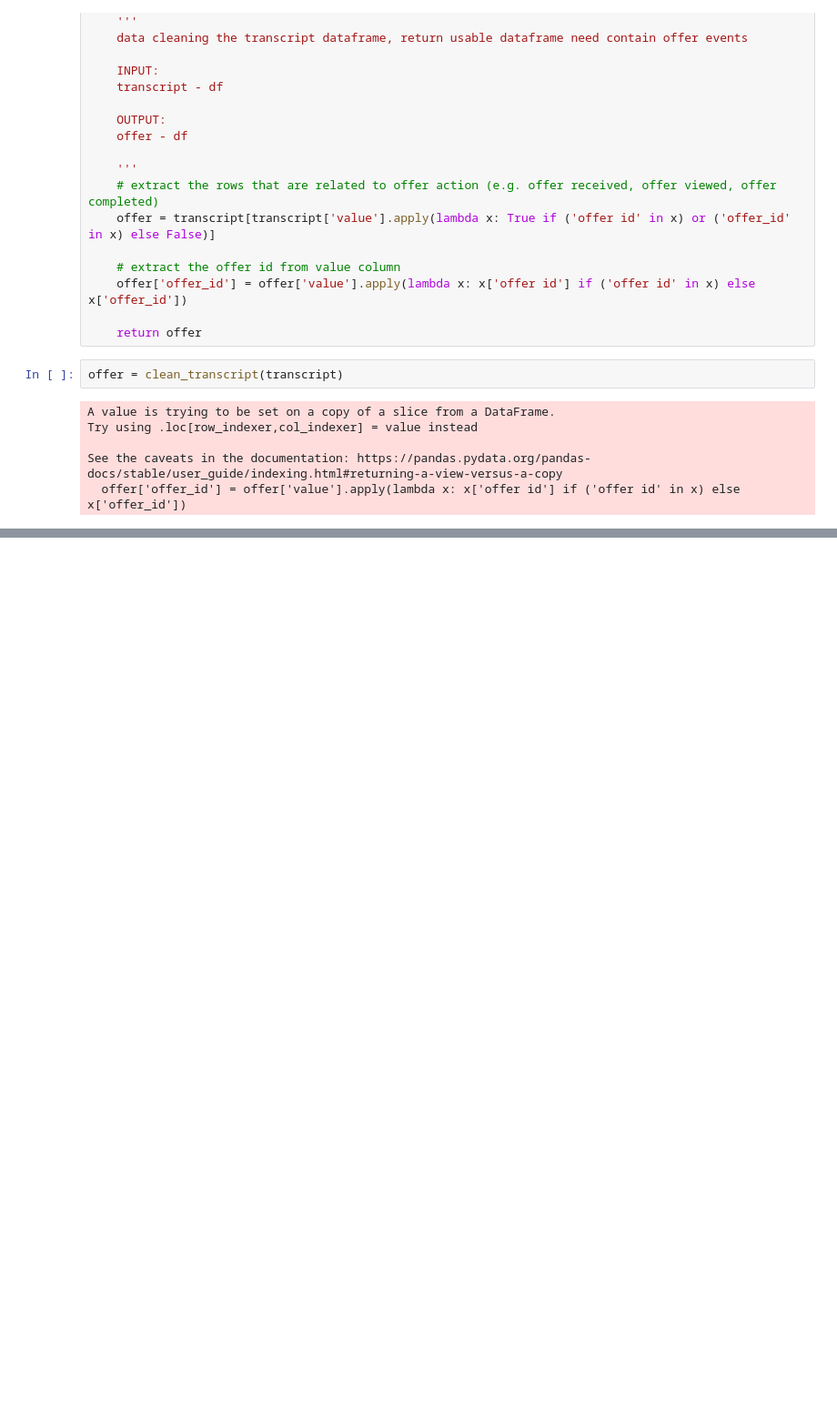
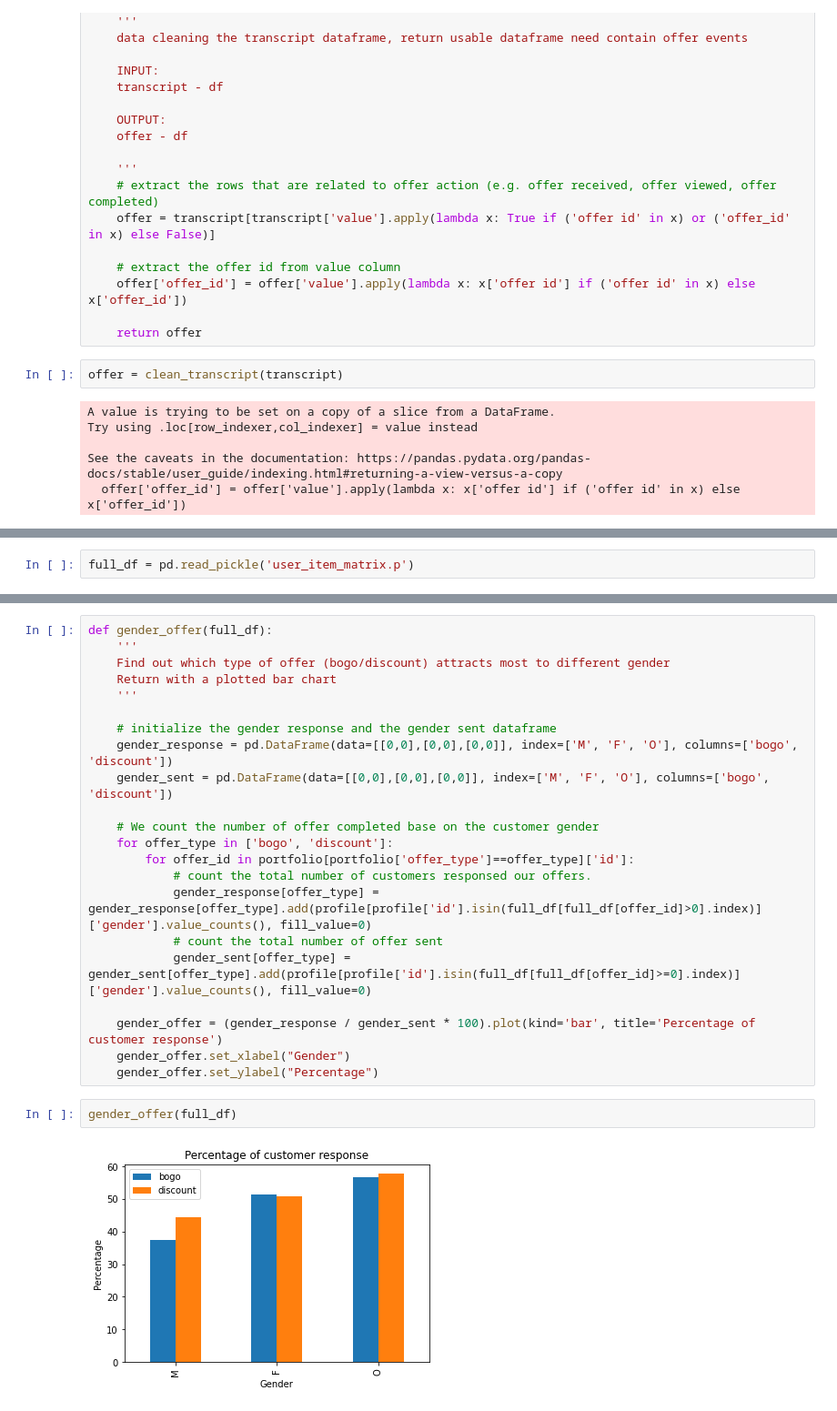
Before and after one commit to abndre/Starbucks-Capstone-Challenge, a Jupyter notebook: Starbucks_Capstone_notebook.ipynb, the cells around one changed output, grey strips where cells are left out. Shown at 91% size. Drawn from its saved outputs; the diff is of its cells as text; blank space fills up the shorter version.

```diff
--- a/Starbucks_Capstone_notebook.ipynb
+++ b/Starbucks_Capstone_notebook.ipynb
@@ -309,0 +372,2 @@ offer.head()
+# %%
+full_df = pd.read_pickle('user_item_matrix.p')
@@ -309,0 +678,26 @@ offer.head()
+# %%
+def gender_offer(full_df):
+    '''
+    Find out which type of offer (bogo/discount) attracts most to different gender
+    Return with a plotted bar chart
+    '''
+
+    # initialize the gender response and the gender sent dataframe
+    gender_response = pd.DataFrame(data=[[0,0],[0,0],[0,0]], index=['M', 'F', 'O'], columns=['bogo', 'discount'])
+    gender_sent = pd.DataFrame(data=[[0,0],[0,0],[0,0]], index=['M', 'F', 'O'], columns=['bogo', 'discount'])
+
+    # We count the number of offer completed base on the customer gender
+    for offer_type in ['bogo', 'discount']:
+        for offer_id in portfolio[portfolio['offer_type']==offer_type]['id']:
+            # count the total number of customers responsed our offers.
+            gender_response[offer_type] = gender_response[offer_type].add(profile[profile['id'].isin(full_df[full_df[offer_id]>0].index)]['gender'].value_counts(), fill_value=0)
+            # count the total number of offer sent
+            gender_sent[offer_type] = gender_sent[offer_type].add(profile[profile['id'].isin(full_df[full_df[offer_id]>=0].index)]['gender'].value_counts(), fill_value=0)
+
+    gender_offer = (gender_response / gender_sent * 100).plot(kind='bar', title='Percentage of customer response')
+    gender_offer.set_xlabel("Gender")
+    gender_offer.set_ylabel("Percentage")
+# %%
+gender_offer(full_df)
+# %% [output]
+[figure, added]
```
Also changed, not shown: parts of 30 cells of this notebook, 3 other files.
